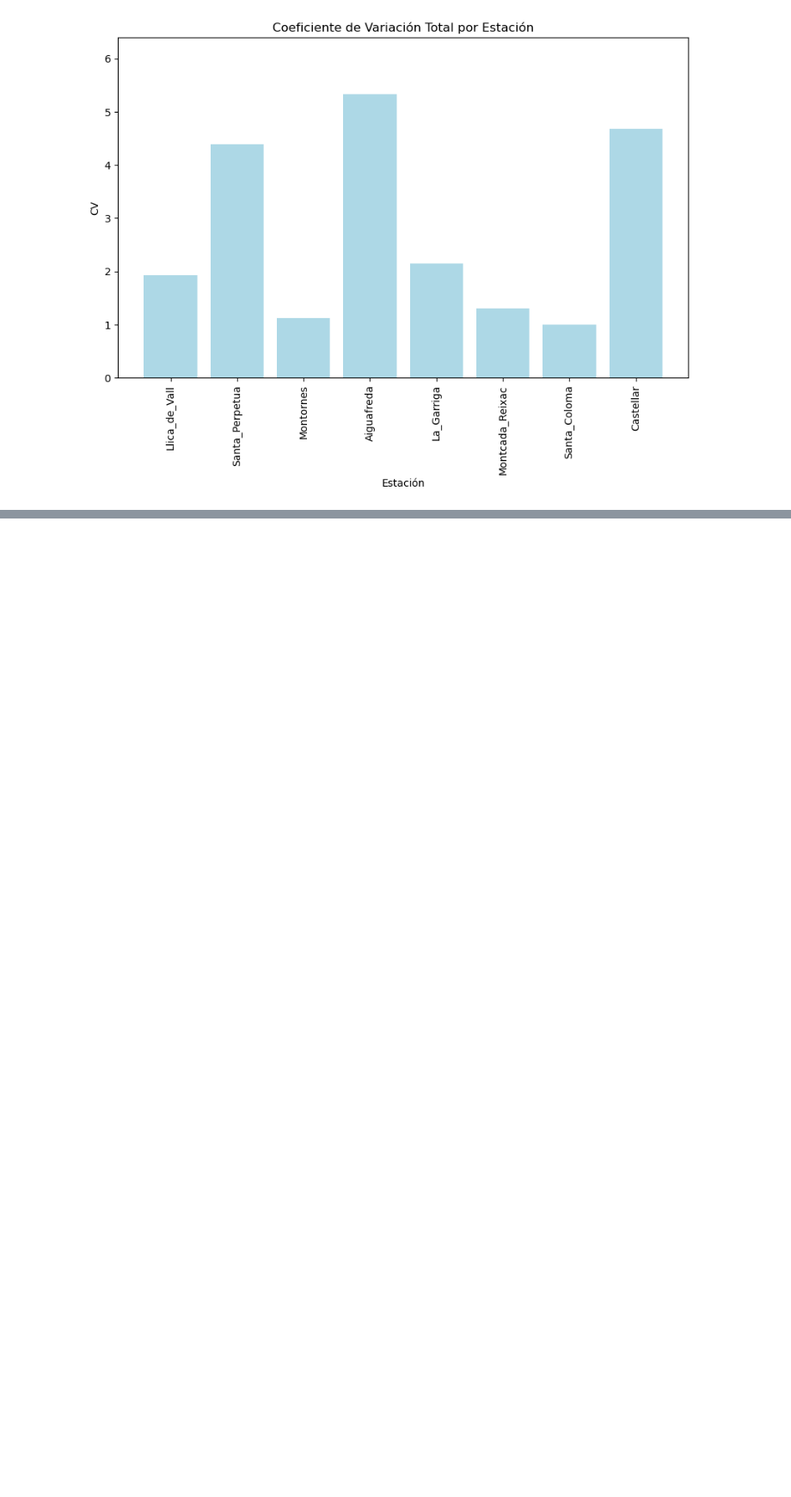
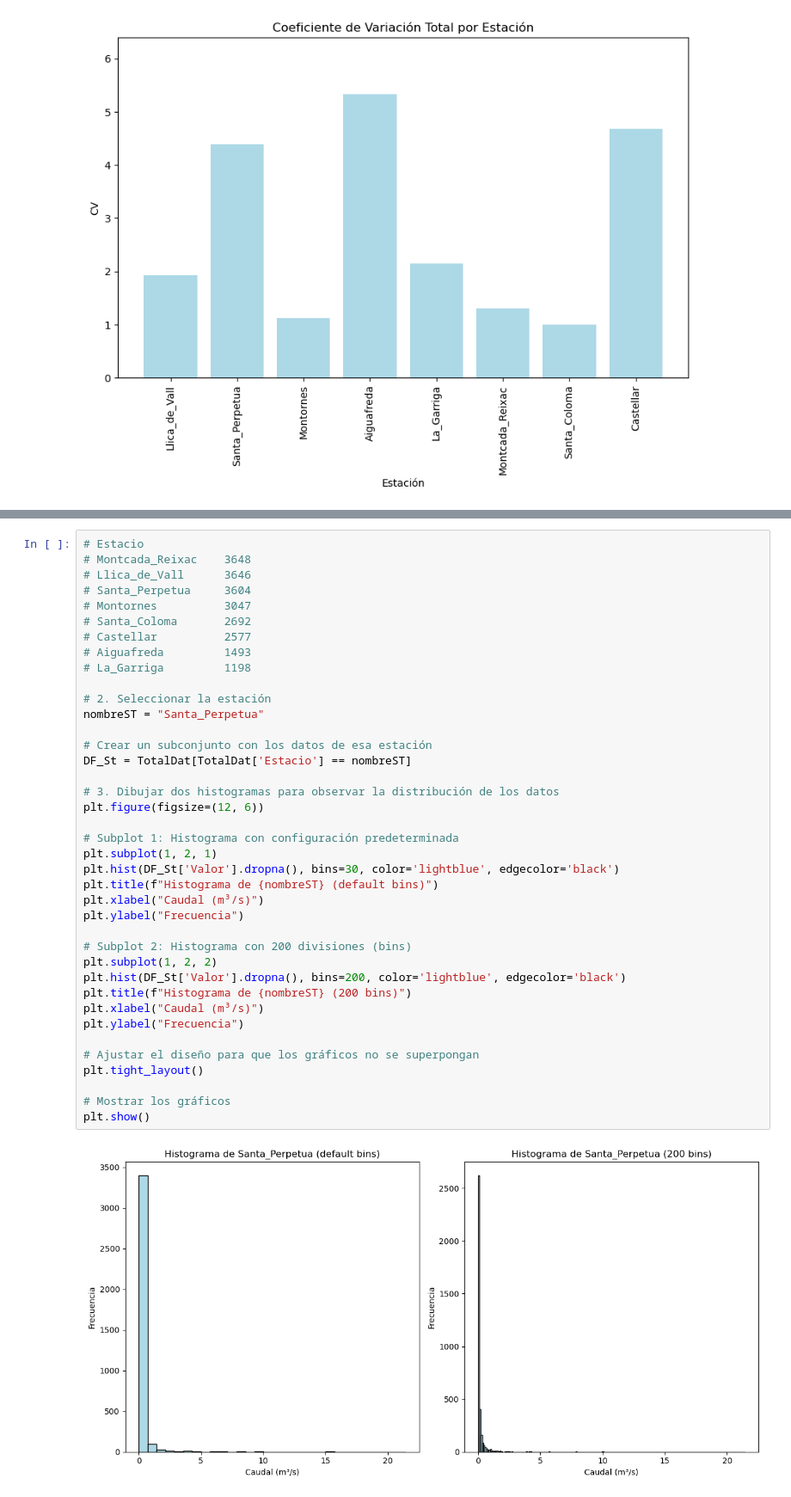
Before and after one commit to saosar/Hidrology, a Jupyter notebook: SOAEstadistica.ipynb, the cells around one changed output, grey strips where cells are left out. Shown at 86% size. Drawn from its saved outputs; the diff is of its cells as text; blank space fills up the shorter version.

```diff
--- a/SOAEstadistica.ipynb
+++ b/SOAEstadistica.ipynb
@@ -212,0 +341,41 @@ plt.show()
+# %%
+# Estacio
+# Montcada_Reixac    3648
+# Llica_de_Vall      3646
+# Santa_Perpetua     3604
+# Montornes          3047
+# Santa_Coloma       2692
+# Castellar          2577
+# Aiguafreda         1493
+# La_Garriga         1198
+
+# 2. Seleccionar la estación
+nombreST = "Santa_Perpetua"
+
+# Crear un subconjunto con los datos de esa estación
+DF_St = TotalDat[TotalDat['Estacio'] == nombreST]
+
+# 3. Dibujar dos histogramas para observar la distribución de los datos
+plt.figure(figsize=(12, 6))
+
+# Subplot 1: Histograma con configuración predeterminada
+plt.subplot(1, 2, 1)
+plt.hist(DF_St['Valor'].dropna(), bins=30, color='lightblue', edgecolor='black')
+plt.title(f"Histograma de {nombreST} (default bins)")
+plt.xlabel("Caudal (m³/s)")
+plt.ylabel("Frecuencia")
+
+# Subplot 2: Histograma con 200 divisiones (bins)
+plt.subplot(1, 2, 2)
+plt.hist(DF_St['Valor'].dropna(), bins=200, color='lightblue', edgecolor='black')
+plt.title(f"Histograma de {nombreST} (200 bins)")
+plt.xlabel("Caudal (m³/s)")
+plt.ylabel("Frecuencia")
+
+# Ajustar el diseño para que los gráficos no se superpongan
+plt.tight_layout()
+
+# Mostrar los gráficos
+plt.show()
+# %% [output]
+[figure, added]
```
Also changed, not shown: parts of 11 cells of this notebook.
